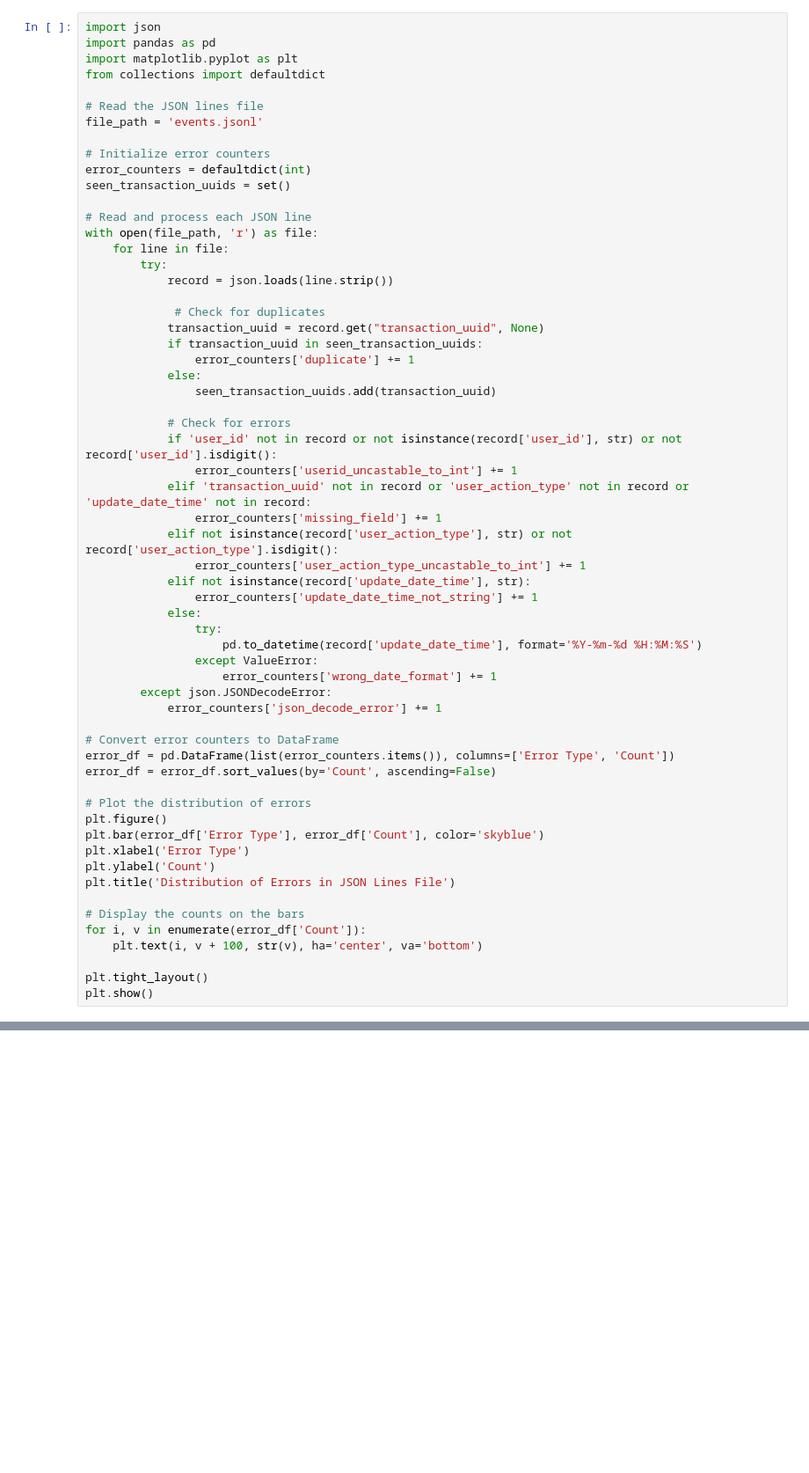
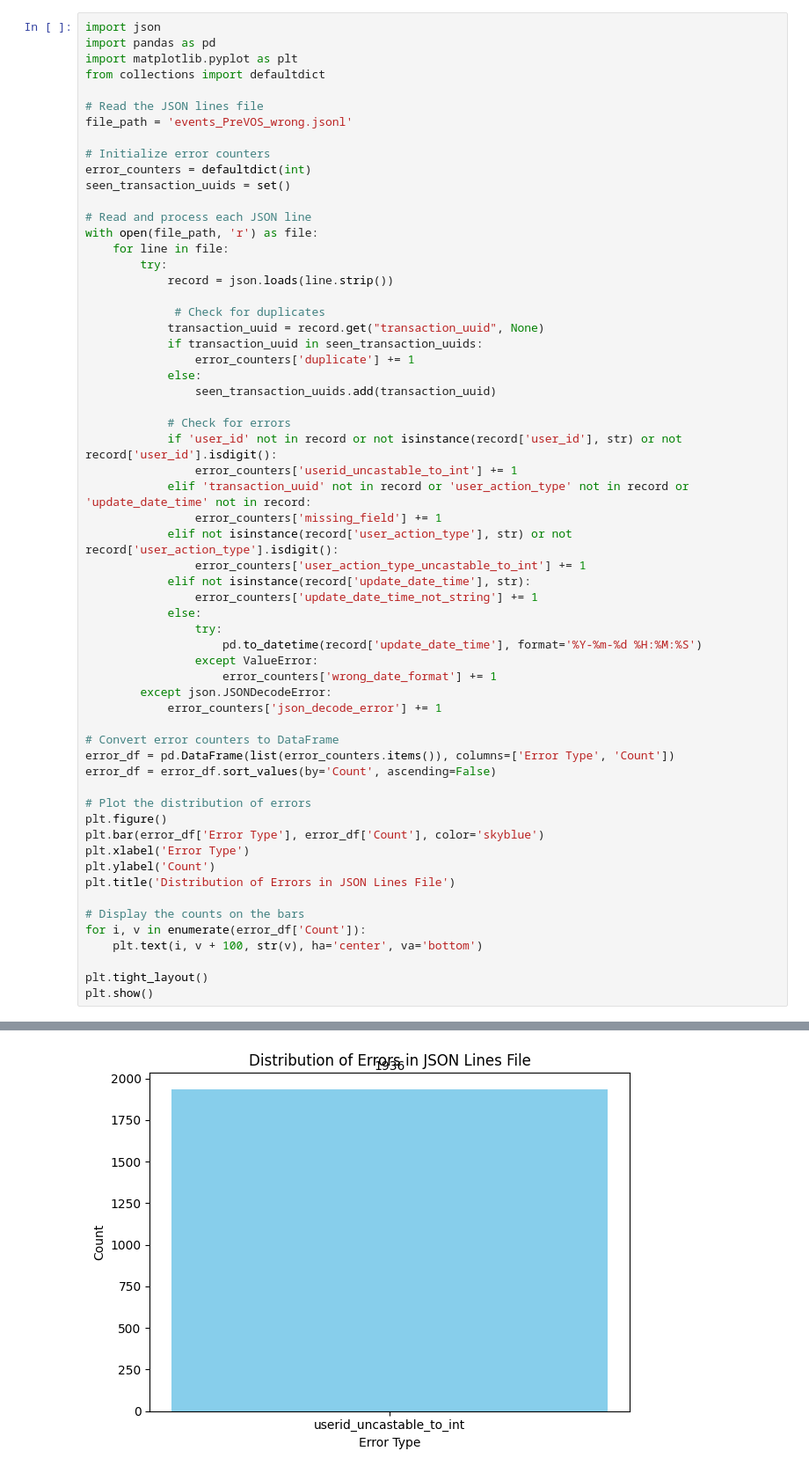
Before and after one commit to munnigel/Everything-for-work, a Jupyter notebook: data-chcker.ipynb, the cells around one changed output, grey strips where cells are left out. Shown at 88% size. Drawn from its saved outputs; the diff is of its cells as text; blank space fills up the shorter version.

```diff
--- a/data-chcker.ipynb
+++ b/data-chcker.ipynb
@@ -32,7 +32,7 @@ import matplotlib.pyplot as plt
 from collections import defaultdict
 
 # Read the JSON lines file
-file_path = 'events.jsonl'
+file_path = 'events_PreVOS_wrong.jsonl'
 
 # Initialize error counters
 error_counters = defaultdict(int)
@@ -89,0 +89 @@ FileNotFoundError: [Errno 2] No such file or directory: 'events.jsonl'
+[figure, added]
```
Also changed, not shown: parts of 2 cells of this notebook, 9 other files.
